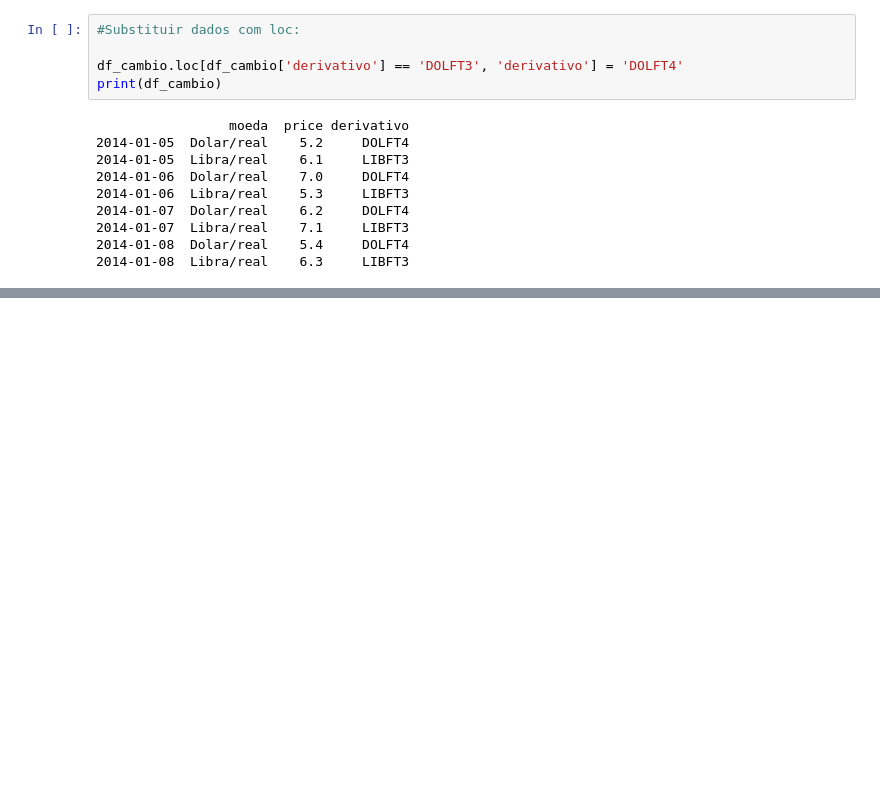
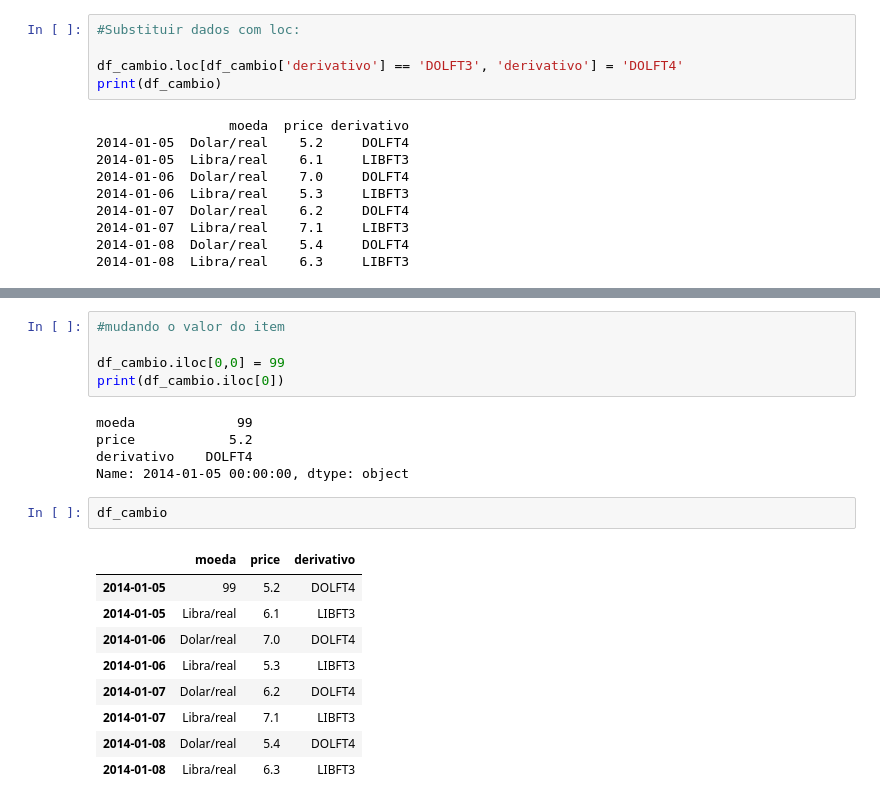
Before and after one commit to Jgonsan/Python, a Jupyter notebook: Pandas.ipynb, the cells around one changed output, grey strips where cells are left out. Drawn from its saved outputs; the diff is of its cells as text; blank space fills up the shorter version.

```diff
--- a/Pandas.ipynb
+++ b/Pandas.ipynb
@@ -639,0 +649,22 @@ print(df_cambio)
+# %%
+#mudando o valor do item
+
+df_cambio.iloc[0,0] = 99
+print(df_cambio.iloc[0])
+# %% [output]
+moeda             99
+price            5.2
+derivativo    DOLFT4
+Name: 2014-01-05 00:00:00, dtype: object
+# %%
+df_cambio
+# %% [output]
+|  | moeda | price | derivativo |
+| 2014-01-05 | 99 | 5.2 | DOLFT4 |
+| 2014-01-05 | Libra/real | 6.1 | LIBFT3 |
+| 2014-01-06 | Dolar/real | 7.0 | DOLFT4 |
+| 2014-01-06 | Libra/real | 5.3 | LIBFT3 |
+| 2014-01-07 | Dolar/real | 6.2 | DOLFT4 |
+| 2014-01-07 | Libra/real | 7.1 | LIBFT3 |
+| 2014-01-08 | Dolar/real | 5.4 | DOLFT4 |
+| 2014-01-08 | Libra/real | 6.3 | LIBFT3 |
```
Also changed, not shown: parts of 12 cells of this notebook.
